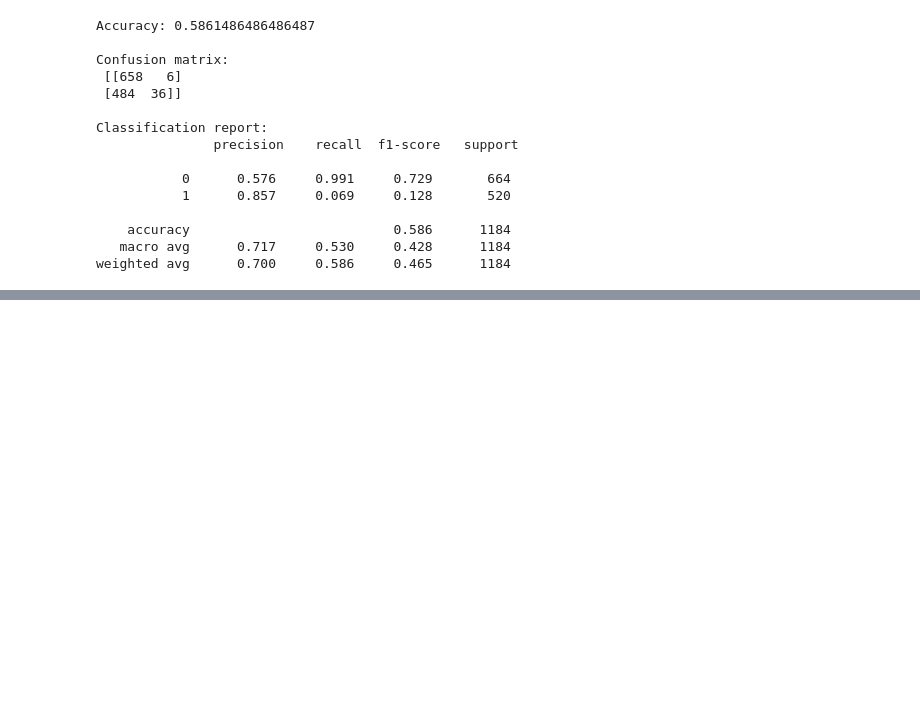
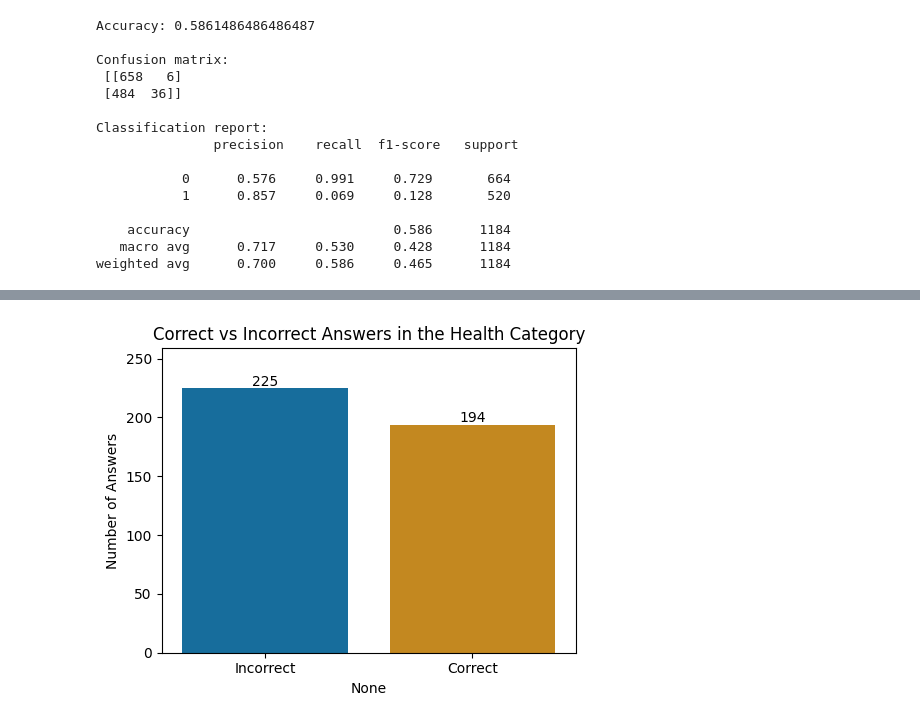
Before and after one commit to Feifei04Git/CMPU250-Project-Group5, a Jupyter notebook: preliminary_report/preliminary_analysis.ipynb, the cells around one changed output, grey strips where cells are left out. Cells and saved outputs as stored; diff of their text form; code cells hidden in the pictures; blank space fills up the shorter version.

```diff
--- a/preliminary_report/preliminary_analysis.ipynb
+++ b/preliminary_report/preliminary_analysis.ipynb
@@ -348,0 +399,30 @@ weighted avg      0.700     0.586     0.465      1184
+# %%
+# Filter health category
+health_df = answers_df[answers_df['category'] == 'Health']
+
+# Count correctness
+health_counts = health_df['correctness'].value_counts().reindex([0, 1], fill_value=0)
+health_counts.index = ['Incorrect', 'Correct']
+
+# Plot
+plt.figure(figsize=(5, 4))
+
+sns.barplot(
+    x=health_counts.index,
+    y=health_counts.values,
+    palette='colorblind'
+)
+
+plt.ylabel("Number of Answers")
+plt.title("Correct vs Incorrect Answers in the Health Category")
+
+# Add labels on top of bars
+for i, v in enumerate(health_counts.values):
+    plt.text(i, v + 2, str(v), ha="center")
+
+plt.ylim(0, max(health_counts.values) * 1.15)
+
+plt.tight_layout()
+plt.show()
+# %% [output]
+[figure, added]
```
Also changed, not shown: parts of 3 cells of this notebook.
